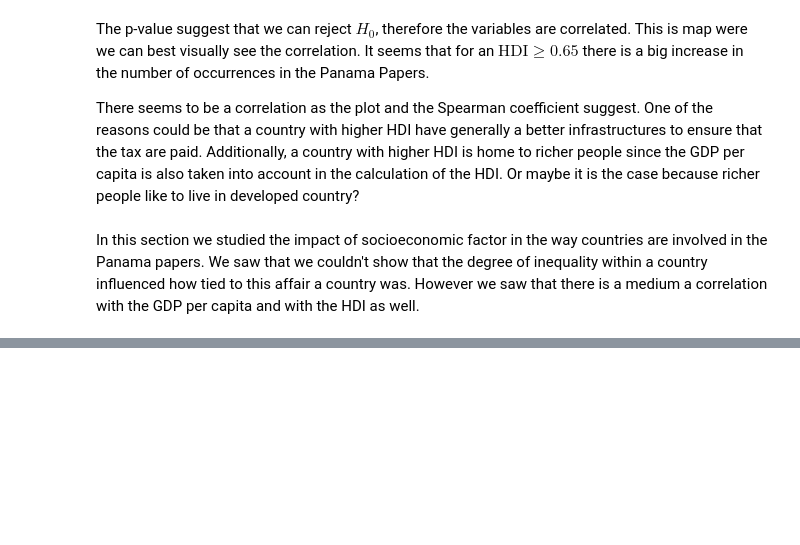
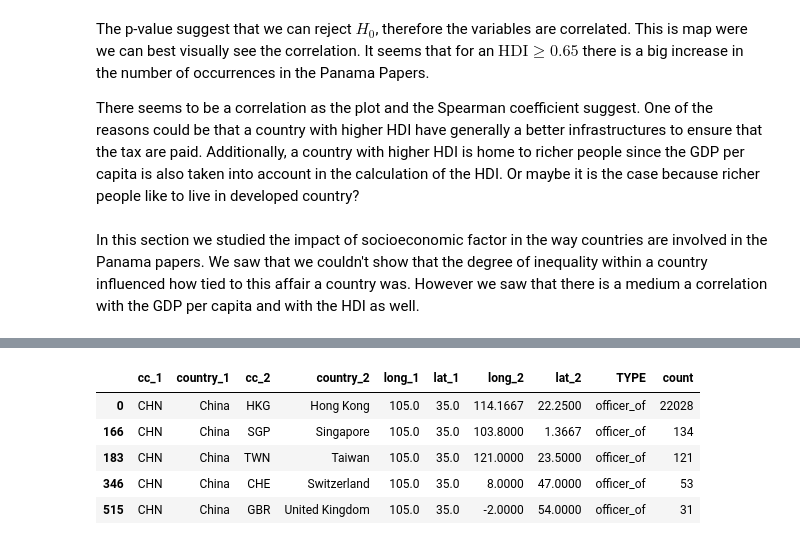
Before and after one commit to marikomakhm/ada-project, a Jupyter notebook: src/milestone_3.ipynb, the cells around one changed output, grey strips where cells are left out. Drawn from its saved outputs; the diff is of its cells as text; code cells hidden in the pictures; blank space fills up the shorter version.

Commit message:
merge map lines notebook with milestone 3 notebook

```diff
--- a/src/milestone_3.ipynb
+++ b/src/milestone_3.ipynb
@@ -884,0 +904,5 @@ In this section we studied the impact of socioeconomic factor in the way countri
+# %%
+countries_location = pd.read_csv('data/countries_latitude_longitude.csv')
+countries_location = countries_location[['Alpha-3 code', 'Latitude (average)', 'Longitude (average)']]
+countries_location = countries_location.rename(columns={'Alpha-3 code': 'Code', 'Latitude (average)': 'lat',
+                                                        'Longitude (average)': 'long'})
@@ -884,0 +922,13 @@ In this section we studied the impact of socioeconomic factor in the way countri
+# %%
+# get country of origin nodes
+edges_countries = nodes.merge(pp_edges[['START_ID', 'TYPE', 'END_ID']], left_on='node_id', right_on='START_ID')
+edges_countries = edges_countries.rename(columns={'node_id': 'id_1', 'country_codes': 'cc_1',
+                                                        'countries': 'country_1', 'lat': 'lat_1', 'long': 'long_1'})
+
+# get country of destination nodes
+edges_countries = edges_countries.merge(nodes, left_on='END_ID', right_on='node_id')
+edges_countries = edges_countries.rename(columns={'node_id': 'id_2', 'country_codes': 'cc_2',
+                                                        'countries': 'country_2', 'lat': 'lat_2', 'long': 'long_2'})
+
+# only keep relevant columns
+edges_countries = edges_countries.drop(columns=['id_1', 'id_2'])
@@ -884,0 +1016,14 @@ In this section we studied the impact of socioeconomic factor in the way countri
+# %%
+# we reverse the direction of the edges
+edges_international_rev = edges_international.rename(columns={'cc_1': 'cc_2', 'cc_2': 'cc_1',
+                                'country_1': 'country_2', 'country_2': 'country_1',
+                                'long_1': 'long_2', 'long_2': 'long_1',
+                                'lat_1': 'lat_2', 'lat_2': 'lat_1'})
+
+# add edges in original direction with those in reverse direction
+edges_international_total = edges_international.append(edges_international_rev, sort=True).groupby(['cc_1', 'cc_2',
+                                    'country_1', 'country_2', 'lat_1', 'lat_2', 'long_1', 'long_2']).sum().reset_index()
+
+# filter edges by lexographic order, to remove any duplicate edges
+edges_international_total = edges_international_total[edges_international_total.apply(
+                                lambda r: r['cc_1'] < r['cc_2'] , axis=1)]
@@ -884,0 +1085,19 @@ In this section we studied the impact of socioeconomic factor in the way countri
+# %%
+# edges representing officer links
+edges_officer = edges_international[edges_international['TYPE'] == 'officer_of']
+
+# edges representing intermediary links
+edges_intermediary = edges_international[edges_international['TYPE'] == 'intermediary_of']
+
+# edges representing address links
+edges_address = edges_international[edges_international['TYPE'] == 'registered_address']
+# %%
+# top edges representing officers based in China
+edges_officer.loc[edges_officer['country_1'] == 'China'].head()
+# %% [output]
+|  | cc_1 | country_1 | cc_2 | country_2 | long_1 | lat_1 | long_2 | lat_2 | TYPE | count |
+| 0 | CHN | China | HKG | Hong Kong | 105.0 | 35.0 | 114.1667 | 22.2500 | officer_of | 22028 |
+| 166 | CHN | China | SGP | Singapore | 105.0 | 35.0 | 103.8000 | 1.3667 | officer_of | 134 |
+| 183 | CHN | China | TWN | Taiwan | 105.0 | 35.0 | 121.0000 | 23.5000 | officer_of | 121 |
+| 346 | CHN | China | CHE | Switzerland | 105.0 | 35.0 | 8.0000 | 47.0000 | officer_of | 53 |
+| 515 | CHN | China | GBR | United Kingdom | 105.0 | 35.0 | -2.0000 | 54.0000 | officer_of | 31 |
```
Also changed, not shown: parts of 28 cells of this notebook, 14 other files.
